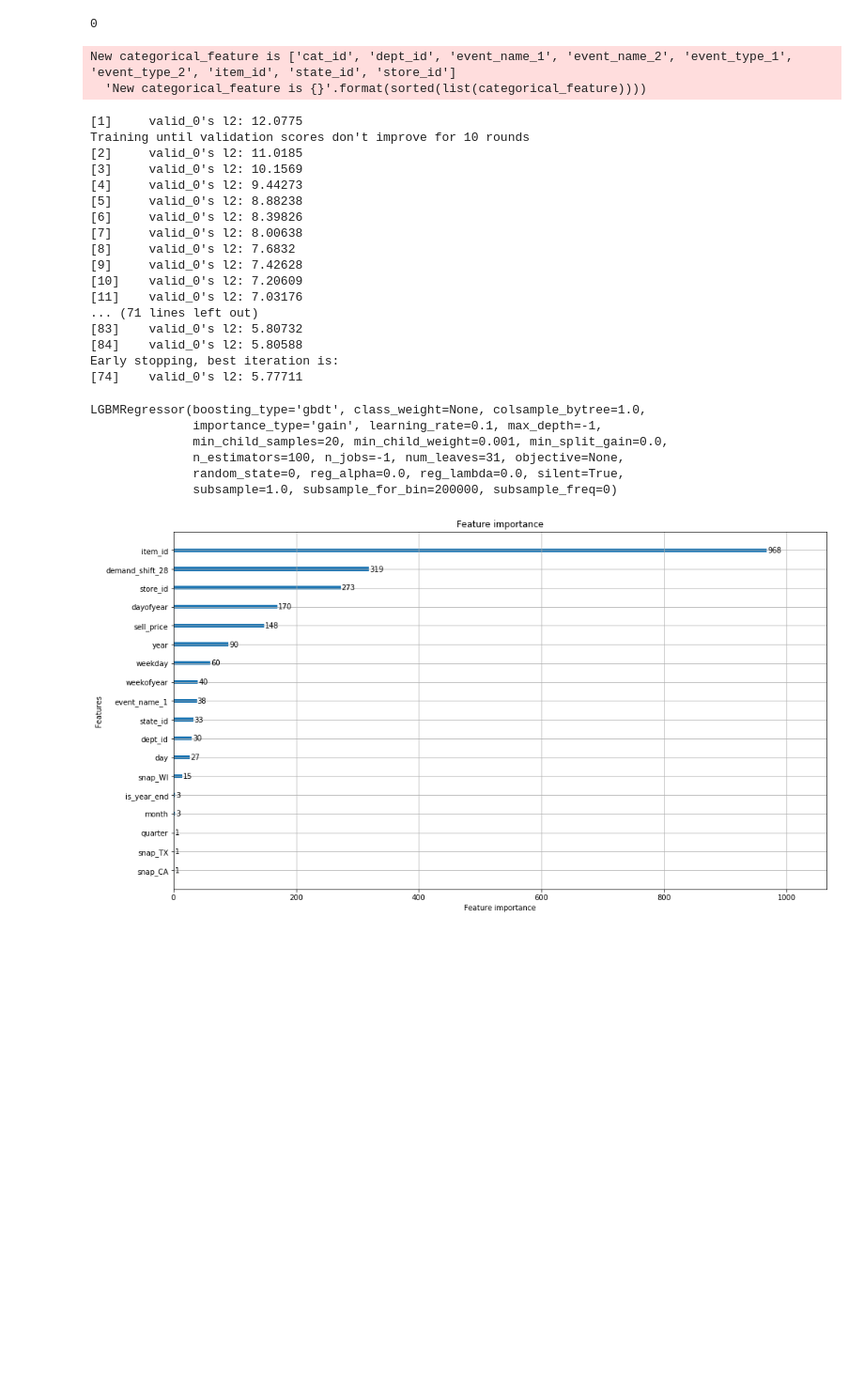
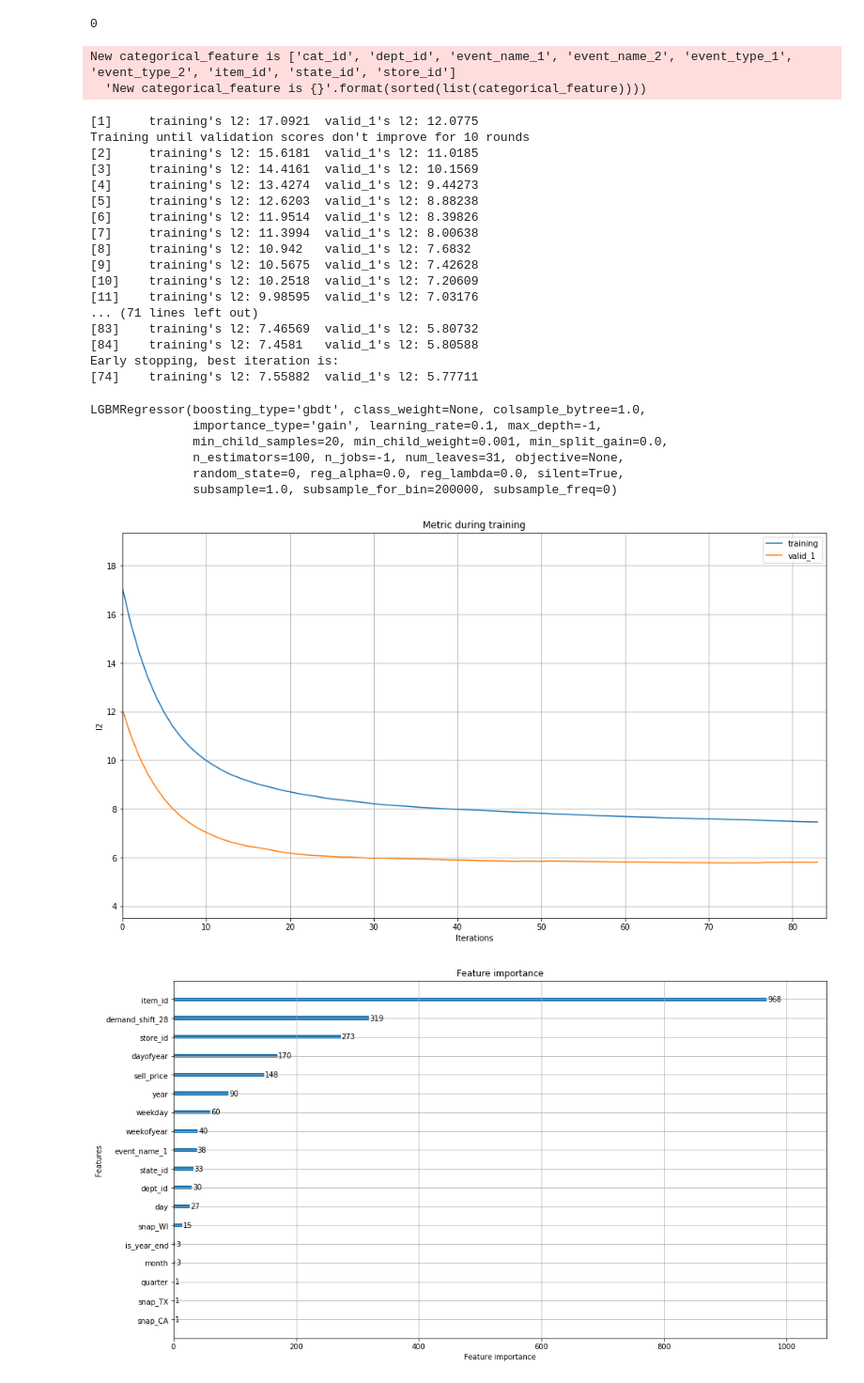
Before and after one commit to Y-oHr-N/m5-forecasting, a Jupyter notebook: notebooks/training.ipynb, the cells around one changed output. Shown at 94% size. Cells and saved outputs as stored; diff of their text form; code cells hidden in the pictures; blank space fills up the shorter version.

Commit message:
Plot the learning curve

```diff
--- a/notebooks/training.ipynb
+++ b/notebooks/training.ipynb
@@ -81,33 +81,37 @@ gc.collect()
 # %%
 model = lgb.LGBMRegressor(importance_type="gain", random_state=0)
 # %%
-model.fit(X, y, categorical_feature=categorical_features, early_stopping_rounds=10, eval_set=[(X_valid, y_valid)])
+model.fit(X, y, categorical_feature=categorical_features, early_stopping_rounds=10, eval_set=[(X, y), (X_valid, y_valid)])
 # %% [output]
 New categorical_feature is ['cat_id', 'dept_id', 'event_name_1', 'event_name_2', 'event_type_1', 'event_type_2', 'item_id', 'state_id', 'store_id']
   'New categorical_feature is {}'.format(sorted(list(categorical_feature))))
-[1]     valid_0's l2: 12.0775
+[1]     training's l2: 17.0921  valid_1's l2: 12.0775
 Training until validation scores don't improve for 10 rounds
-[2]     valid_0's l2: 11.0185
-[3]     valid_0's l2: 10.1569
-[4]     valid_0's l2: 9.44273
-[5]     valid_0's l2: 8.88238
-[6]     valid_0's l2: 8.39826
-[7]     valid_0's l2: 8.00638
-[8]     valid_0's l2: 7.6832
-[9]     valid_0's l2: 7.42628
-[10]    valid_0's l2: 7.20609
-[11]    valid_0's l2: 7.03176
+[2]     training's l2: 15.6181  valid_1's l2: 11.0185
+[3]     training's l2: 14.4161  valid_1's l2: 10.1569
+[4]     training's l2: 13.4274  valid_1's l2: 9.44273
+[5]     training's l2: 12.6203  valid_1's l2: 8.88238
+[6]     training's l2: 11.9514  valid_1's l2: 8.39826
+[7]     training's l2: 11.3994  valid_1's l2: 8.00638
+[8]     training's l2: 10.942   valid_1's l2: 7.6832
+[9]     training's l2: 10.5675  valid_1's l2: 7.42628
+[10]    training's l2: 10.2518  valid_1's l2: 7.20609
+[11]    training's l2: 9.98595  valid_1's l2: 7.03176
 ... (71 lines left out)
-[83]    valid_0's l2: 5.80732
-[84]    valid_0's l2: 5.80588
+[83]    training's l2: 7.46569  valid_1's l2: 5.80732
+[84]    training's l2: 7.4581   valid_1's l2: 5.80588
 Early stopping, best iteration is:
-[74]    valid_0's l2: 5.77711
+[74]    training's l2: 7.55882  valid_1's l2: 5.77711
 LGBMRegressor(boosting_type='gbdt', class_weight=None, colsample_bytree=1.0,
               importance_type='gain', learning_rate=0.1, max_depth=-1,
               min_child_samples=20, min_child_weight=0.001, min_split_gain=0.0,
               n_estimators=100, n_jobs=-1, num_leaves=31, objective=None,
               random_state=0, reg_alpha=0.0, reg_lambda=0.0, silent=True,
               subsample=1.0, subsample_for_bin=200000, subsample_freq=0)
+# %%
+ax = lgb.plot_metric(model, figsize=(16, 9))
+# %% [output]
+[figure, added]
 # %%
 ax = lgb.plot_importance(model, figsize=(16, 9))
 # %% [output]
```
